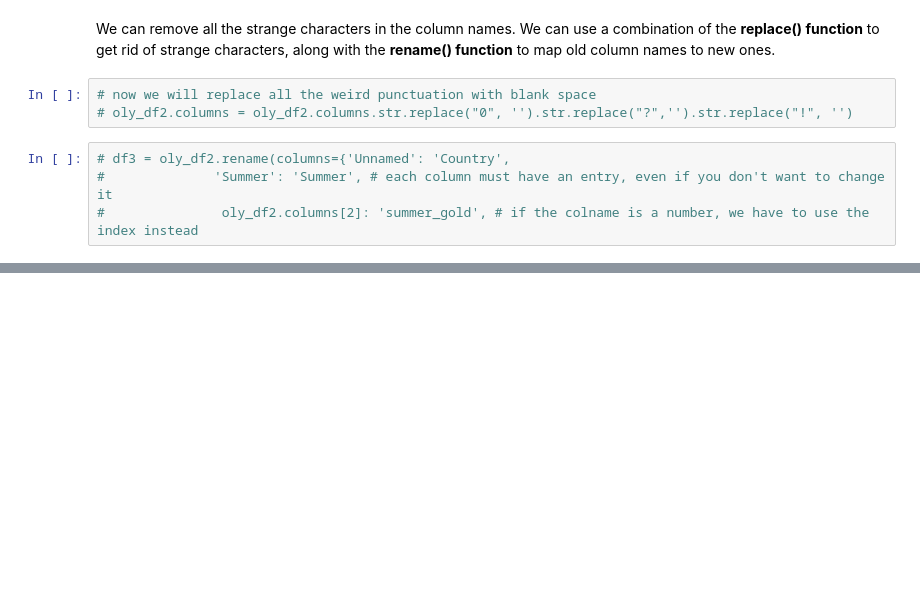
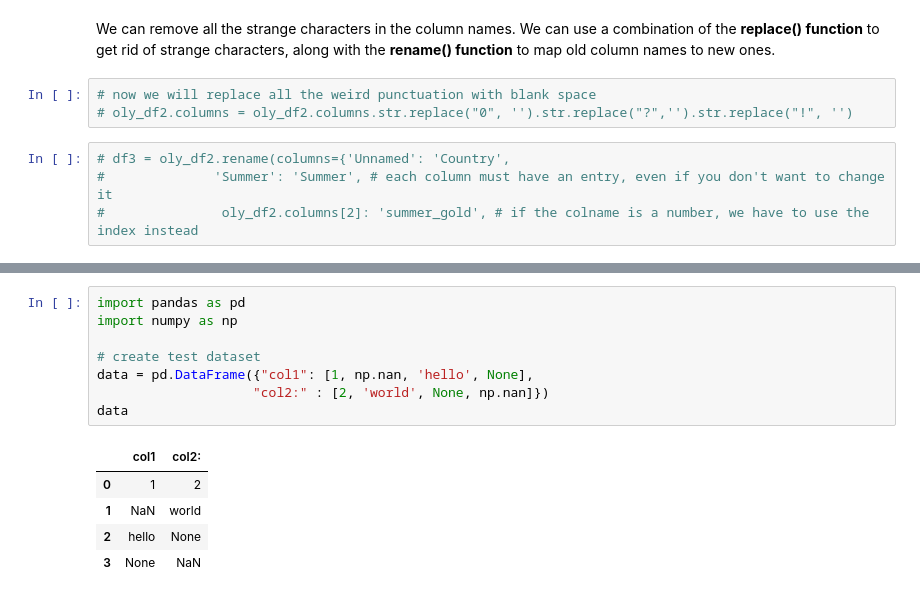
Before and after one commit to davideliason/DM4BA_Personal_Practice, a Jupyter notebook: Pandas_DataAnalysis.ipynb, the cells around one changed output, grey strips where cells are left out. Cells and saved outputs as stored; diff of their text form; blank space fills up the shorter version.

```diff
--- a/Pandas_DataAnalysis.ipynb
+++ b/Pandas_DataAnalysis.ipynb
@@ -493,0 +525,14 @@ We can use a combination of the **replace() function** to get rid of strange cha
+# %%
+import pandas as pd
+import numpy as np
+
+# create test dataset
+data = pd.DataFrame({"col1": [1, np.nan, 'hello', None],
+                    "col2:" : [2, 'world', None, np.nan]})
+data
+# %% [output]
+|  | col1 | col2: |
+| 0 | 1 | 2 |
+| 1 | NaN | world |
+| 2 | hello | None |
+| 3 | None | NaN |
```
Also changed, not shown: parts of 19 cells of this notebook.
